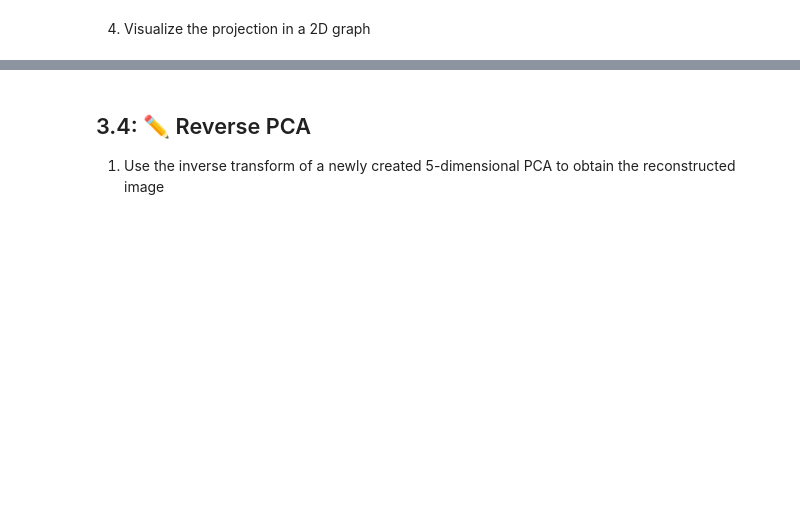
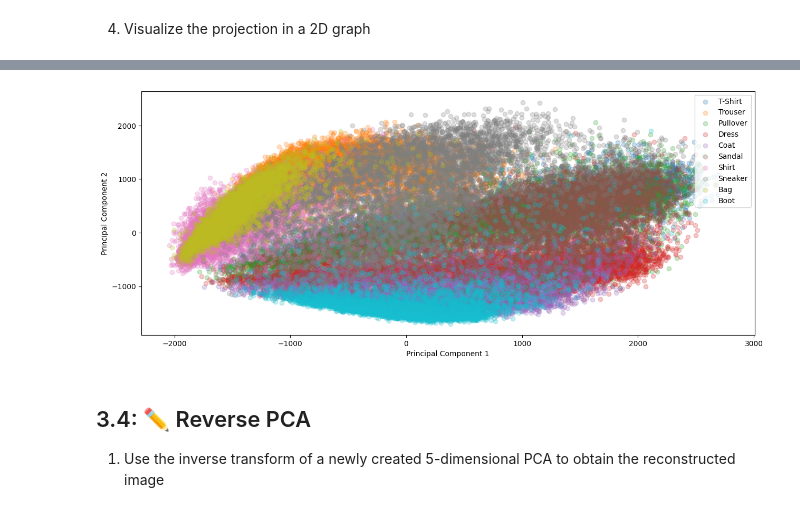
Before and after one commit to SchnilchMitte/ML-Template, a Jupyter notebook: A3_Principal_Component_Analysis.ipynb, the cells around one changed output, grey strips where cells are left out. Saved outputs shown, nothing was run; the diff lists cells and outputs as text; code cells hidden in the pictures; blank space fills up the shorter version.

```diff
--- a/A3_Principal_Component_Analysis.ipynb
+++ b/A3_Principal_Component_Analysis.ipynb
@@ -458,0 +460,10 @@ plt.show()
+# %%
+# TODO: Implement
+
+fm_y = fm["Category"].values
+
+# Merkmale/Bilder (2D-Array), flach = 28x28 = 784 Pixel pro Bild
+fm_X = fm.drop(columns="Category").values
+
+print("Y",fm_y[:20])
+print("X",fm_X[:20])
@@ -470,0 +513,6 @@ array([ 940.0149788 , 1264.93489865])
+# %%
+# TODO: Implement
+pca2 = PCA(n_components=2)
+x_reduced2 = pca2.fit_transform(fm_X)
+
+print(x_reduced2[0])
@@ -477,3 +523,22 @@ array([ 940.0149788 , 1264.93489865])
+# %%
+# TODO: Implement
+
+
+plt.figure(figsize=(15, 6))
+for id, category in enumerate(fm["Category"].unique()):
+    plt.scatter(
+        x_reduced2[fm_y == category, 0],
+        x_reduced2[fm_y == category, 1],
+        label=fm_labels[id],
+        c=f"C{id}",
+        alpha=0.25,
+
+    )
+plt.gca().update(dict(xlabel="Principal Component 1", ylabel="Principal Component 2"))
+plt.legend(loc="upper right")
+plt.show()
+# %% [output]
+[figure, added]
 # %% [markdown]
 ## 3.4: ✏️ Reverse PCA
 1. Use the inverse transform of a newly created 5-dimensional PCA to obtain the reconstructed image
```
Also changed, not shown: parts of 15 cells of this notebook.
